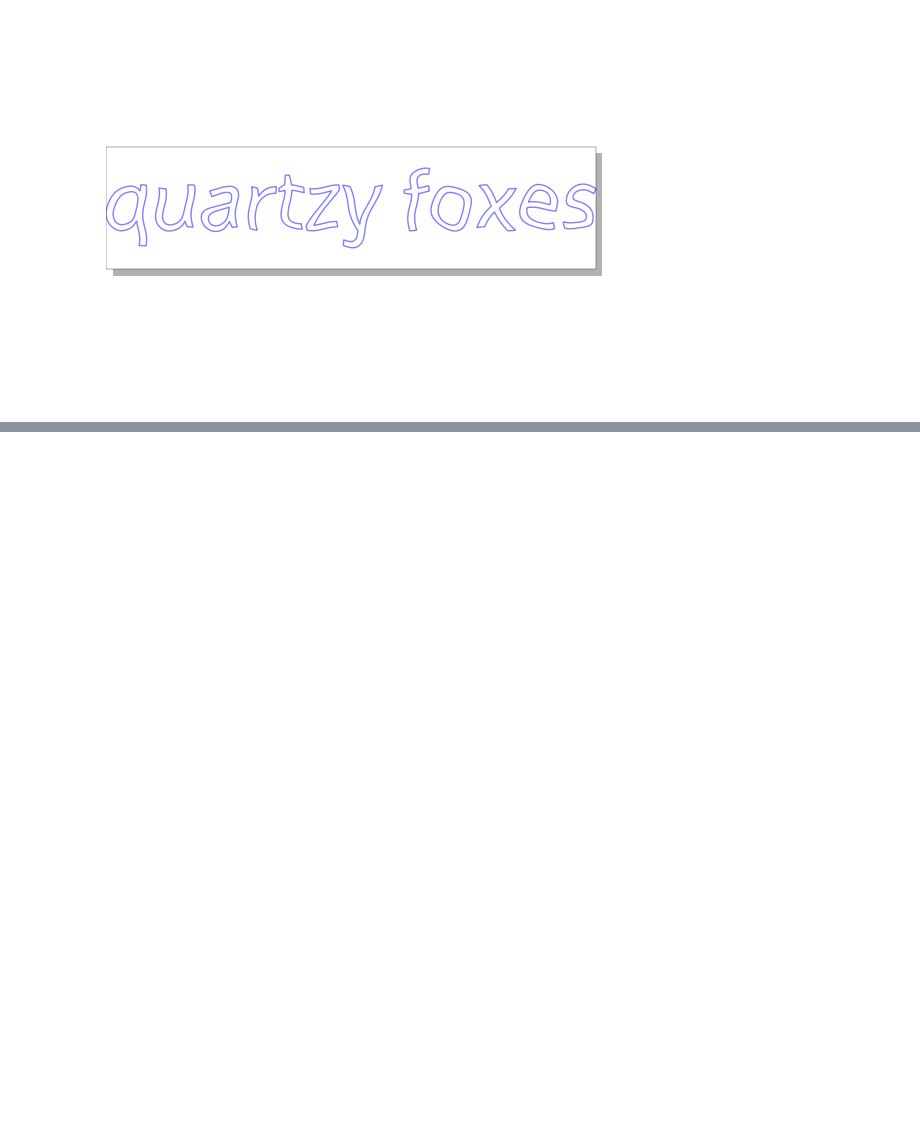
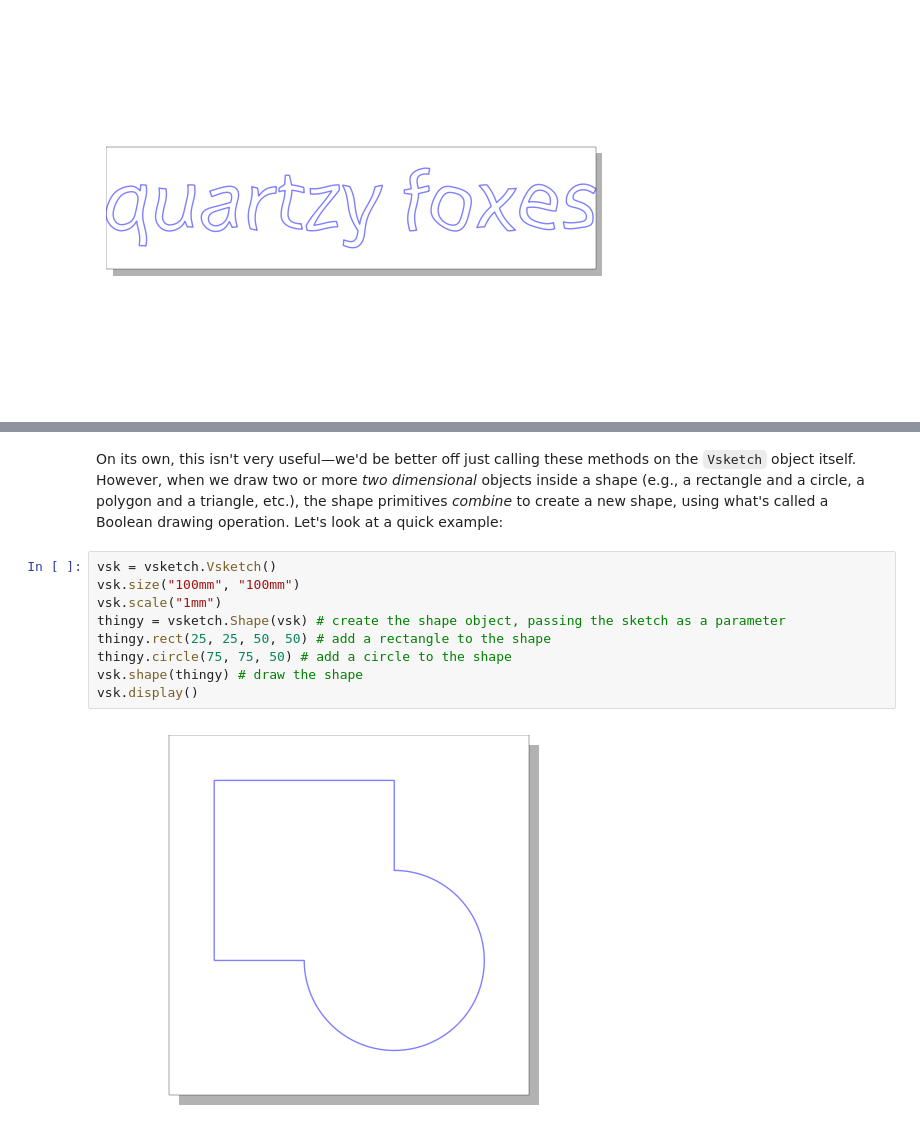
Before and after one commit to aparrish/material-of-language, a Jupyter notebook: manipulating-font-data-vsketch.ipynb, the cells around one changed output, grey strips where cells are left out. Cells and saved outputs as stored; diff of their text form; blank space fills up the shorter version.

```diff
--- a/manipulating-font-data-vsketch.ipynb
+++ b/manipulating-font-data-vsketch.ipynb
@@ -825,0 +712,13 @@ Artworks engaging font data:
+# %% [markdown]
+On its own, this isn't very useful—we'd be better off just calling these methods on the `Vsketch` object itself. However, when we draw two or more *two dimensional* objects inside a shape (e.g., a rectangle and a circle, a polygon and a triangle, etc.), the shape primitives *combine* to create a new shape, using what's called a Boolean drawing operation. Let's look at a quick example:
+# %%
+vsk = vsketch.Vsketch()
+vsk.size("100mm", "100mm")
+vsk.scale("1mm")
+thingy = vsketch.Shape(vsk) # create the shape object, passing the sketch as a parameter
+thingy.rect(25, 25, 50, 50) # add a rectangle to the shape
+thingy.circle(75, 75, 50) # add a circle to the shape
+vsk.shape(thingy) # draw the shape
+vsk.display()
+# %% [output]
+[figure, added]
```
Also changed, not shown: parts of 57 cells of this notebook.
